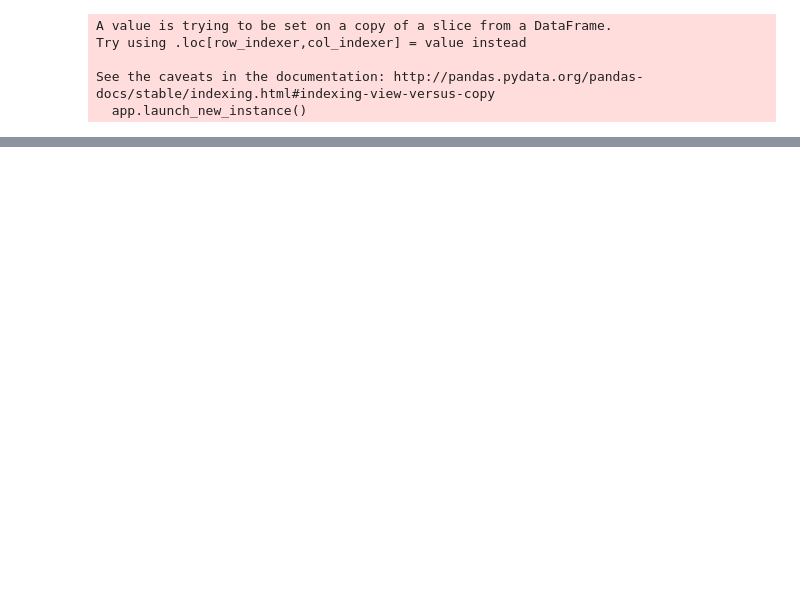
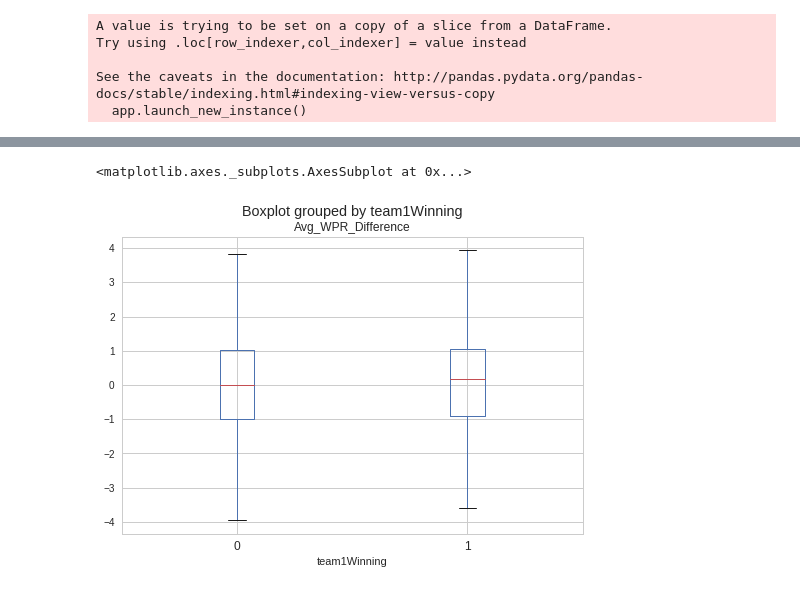
Before and after one commit to XInterns/IPL-Sparkers-2017-Interns, a Jupyter notebook: src/Match Outcome Prediction with IPL Data (Soham).ipynb, the cells around one changed output, grey strips where cells are left out. Cells and saved outputs as stored; diff of their text form; code cells hidden in the pictures; blank space fills up the shorter version.

```diff
--- a/src/Match Outcome Prediction with IPL Data (Soham).ipynb
+++ b/src/Match Outcome Prediction with IPL Data (Soham).ipynb
@@ -31,6 +31,8 @@ import pandas as pd #lets us handle data as dataframes
 pd.set_option('display.width', 500)
 pd.set_option('display.max_columns', 100)
 pd.set_option('display.notebook_repr_html', True)
+import seaborn as sns
+sns.set(style="whitegrid", color_codes=True)
 import sklearn
 from __future__ import division
 # %% [markdown]
@@ -456,0 +472,5 @@ matches.tail(20)
+# %%
+matches.boxplot(column = 'Avg_WPR_Difference', by='team1Winning', showfliers= False)
+# %% [output]
+<matplotlib.axes._subplots.AxesSubplot at 0x...>
+[figure, added]
```
Also changed, not shown: parts of 10 cells of this notebook.
